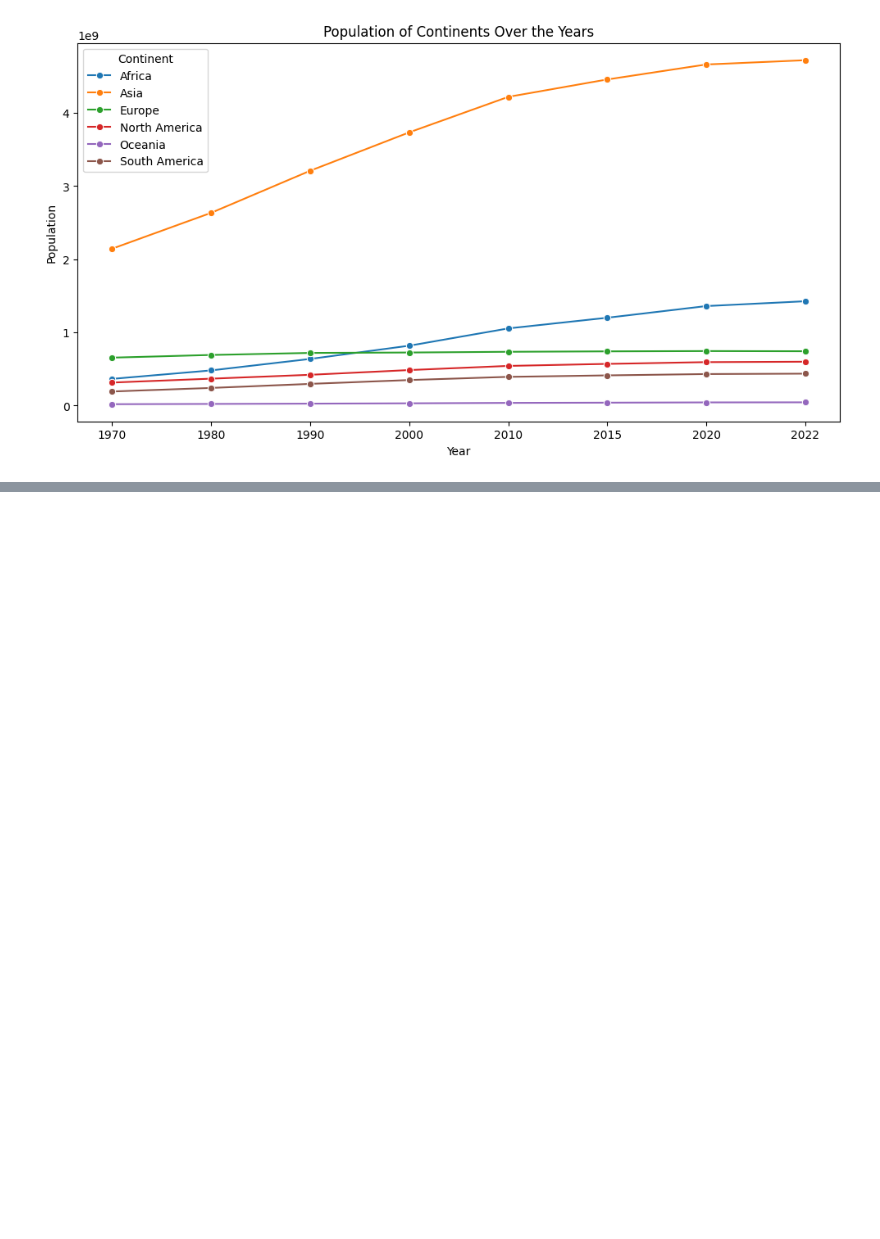
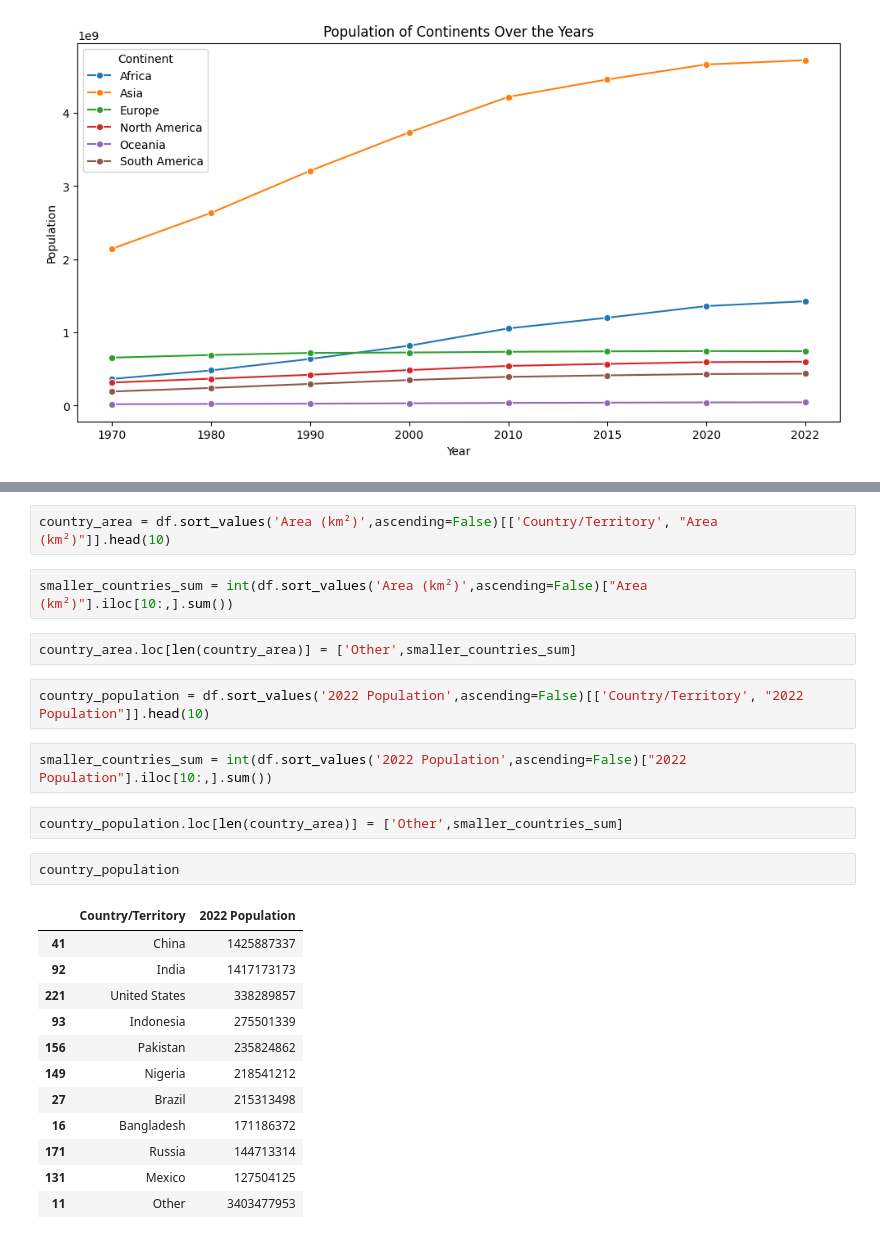
Before and after one commit to JanKotynia/Python_World_Population_Analysis, a Jupyter notebook: WorldPopulationAnalytics.ipynb, the cells around one changed output, grey strips where cells are left out. Saved outputs shown, nothing was run; the diff lists cells and outputs as text; blank space fills up the shorter version.

```diff
--- a/WorldPopulationAnalytics.ipynb
+++ b/WorldPopulationAnalytics.ipynb
@@ -143,0 +97,27 @@ plt.show()
+# %%
+country_area = df.sort_values('Area (km²)',ascending=False)[['Country/Territory', "Area (km²)"]].head(10)
+# %%
+smaller_countries_sum = int(df.sort_values('Area (km²)',ascending=False)["Area (km²)"].iloc[10:,].sum())
+# %%
+country_area.loc[len(country_area)] = ['Other',smaller_countries_sum]
+# %%
+country_population = df.sort_values('2022 Population',ascending=False)[['Country/Territory', "2022 Population"]].head(10)
+# %%
+smaller_countries_sum = int(df.sort_values('2022 Population',ascending=False)["2022 Population"].iloc[10:,].sum())
+# %%
+country_population.loc[len(country_area)] = ['Other',smaller_countries_sum]
+# %%
+country_population
+# %% [output]
+|  | Country/Territory | 2022 Population |
+| 41 | China | 1425887337 |
+| 92 | India | 1417173173 |
+| 221 | United States | 338289857 |
+| 93 | Indonesia | 275501339 |
+| 156 | Pakistan | 235824862 |
+| 149 | Nigeria | 218541212 |
+| 27 | Brazil | 215313498 |
+| 16 | Bangladesh | 171186372 |
+| 171 | Russia | 144713314 |
+| 131 | Mexico | 127504125 |
+| 11 | Other | 3403477953 |
```
Also changed, not shown: parts of 19 cells of this notebook.
